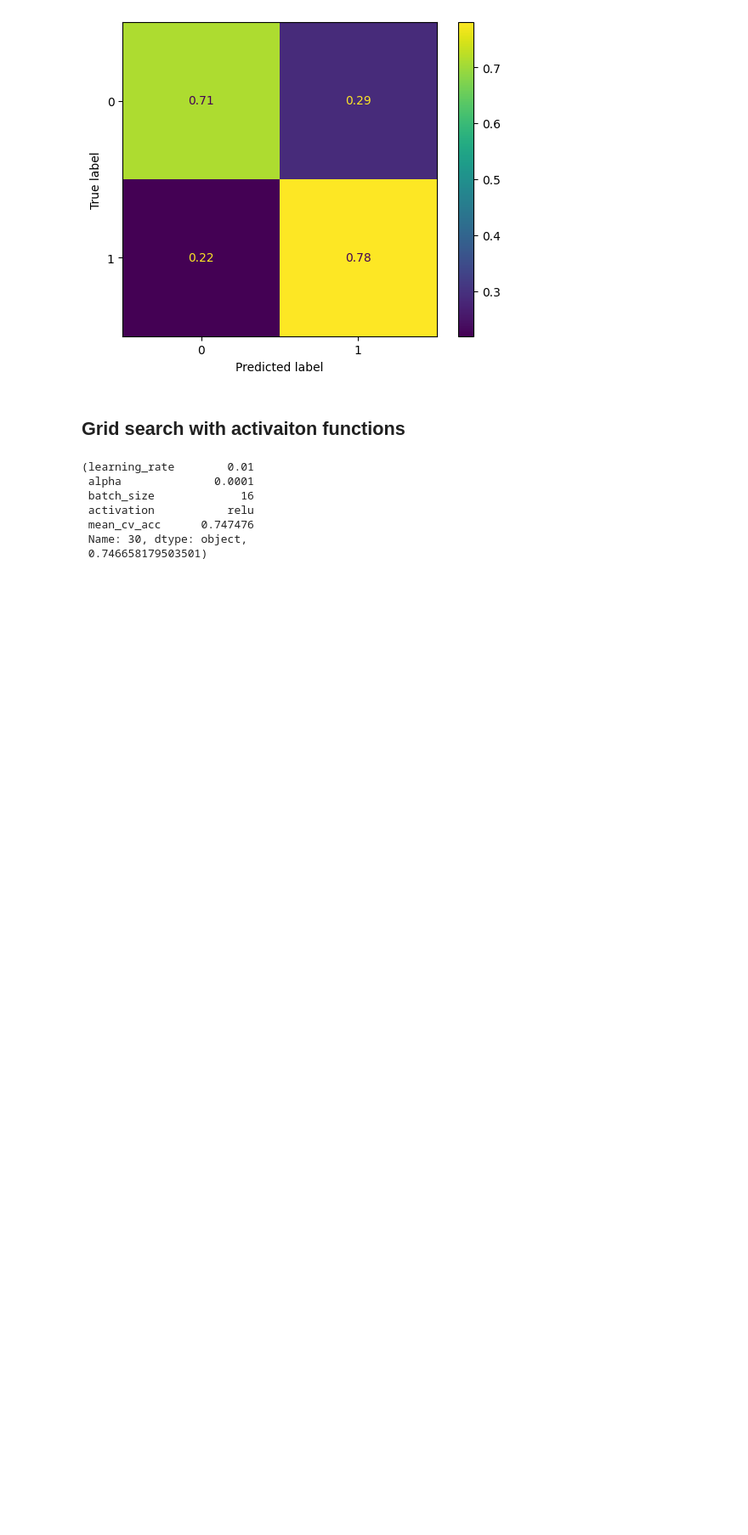
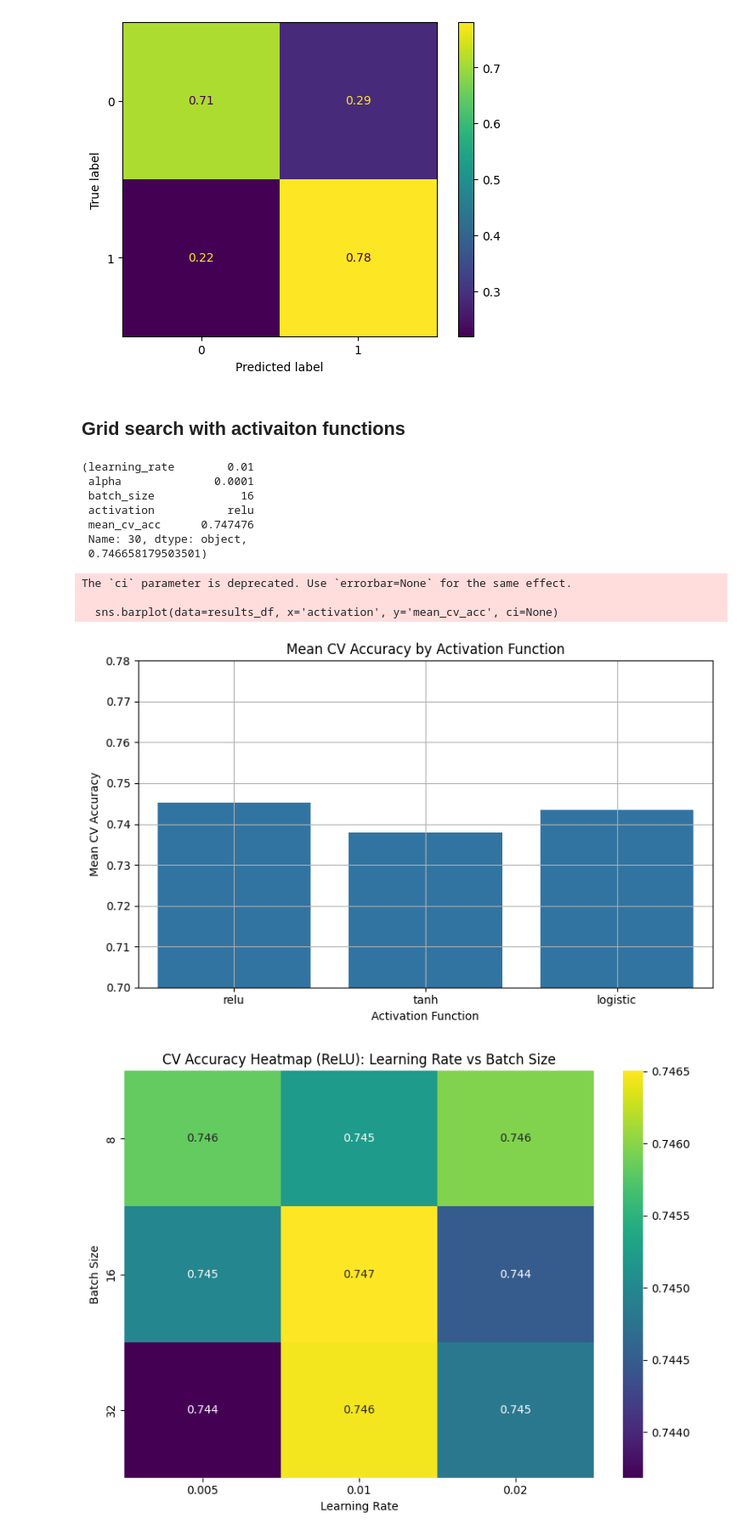
Before and after one commit to LJMurphyy/diabetes-risk-predictor, a Jupyter notebook: working_dir/murphy-5050-v.ipynb, the cells around one changed output. Shown: that part at 85% size. Saved outputs shown, nothing was run; the diff lists cells and outputs as text; code cells hidden in the pictures; blank space fills up the shorter version.

```diff
--- a/working_dir/murphy-5050-v.ipynb
+++ b/working_dir/murphy-5050-v.ipynb
@@ -746,3 +764,34 @@ best_params, test_acc
  mean_cv_acc      0.747476
  Name: 30, dtype: object,
  0.746658179503501)
+# %%
+# Now regenerate the visualizations based on the freshly computed results_df
+
+# --- 1. Bar Plot: Mean Accuracy per Activation Function ---
+plt.figure(figsize=(8, 5))
+sns.barplot(data=results_df, x='activation', y='mean_cv_acc', ci=None)
+plt.title('Mean CV Accuracy by Activation Function')
+plt.ylabel('Mean CV Accuracy')
+plt.xlabel('Activation Function')
+plt.ylim(0.7, 0.78)
+plt.grid(True)
+plt.tight_layout()
+plt.show()
+
+# --- 2. Heatmap: Accuracy by Learning Rate vs Batch Size (ReLU Only) ---
+relu_df = results_df[results_df['activation'] == 'relu']
+heatmap_data = relu_df.pivot_table(index='batch_size', columns='learning_rate', values='mean_cv_acc')
+
+plt.figure(figsize=(8, 6))
+sns.heatmap(heatmap_data, annot=True, fmt=".3f", cmap='viridis')
+plt.title('CV Accuracy Heatmap (ReLU): Learning Rate vs Batch Size')
+plt.xlabel('Learning Rate')
+plt.ylabel('Batch Size')
+plt.tight_layout()
+plt.show()
+# %% [output]
+The `ci` parameter is deprecated. Use `errorbar=None` for the same effect.
+
+  sns.barplot(data=results_df, x='activation', y='mean_cv_acc', ci=None)
+[figure, added]
+[figure, added]
```
Also changed, not shown: parts of 9 cells of this notebook, 1 other file.
